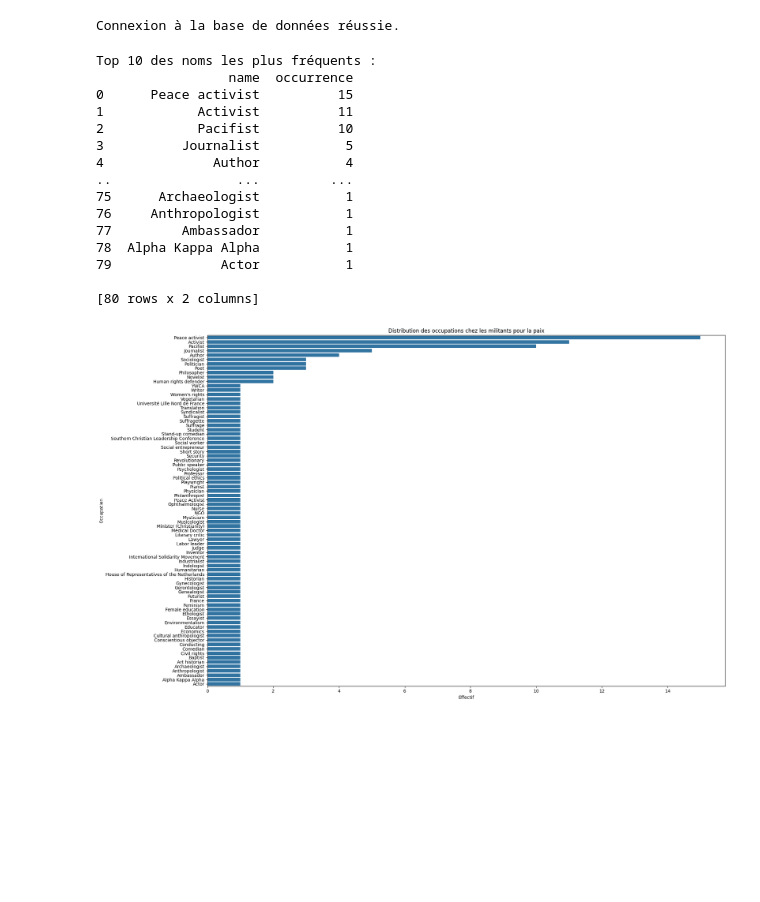
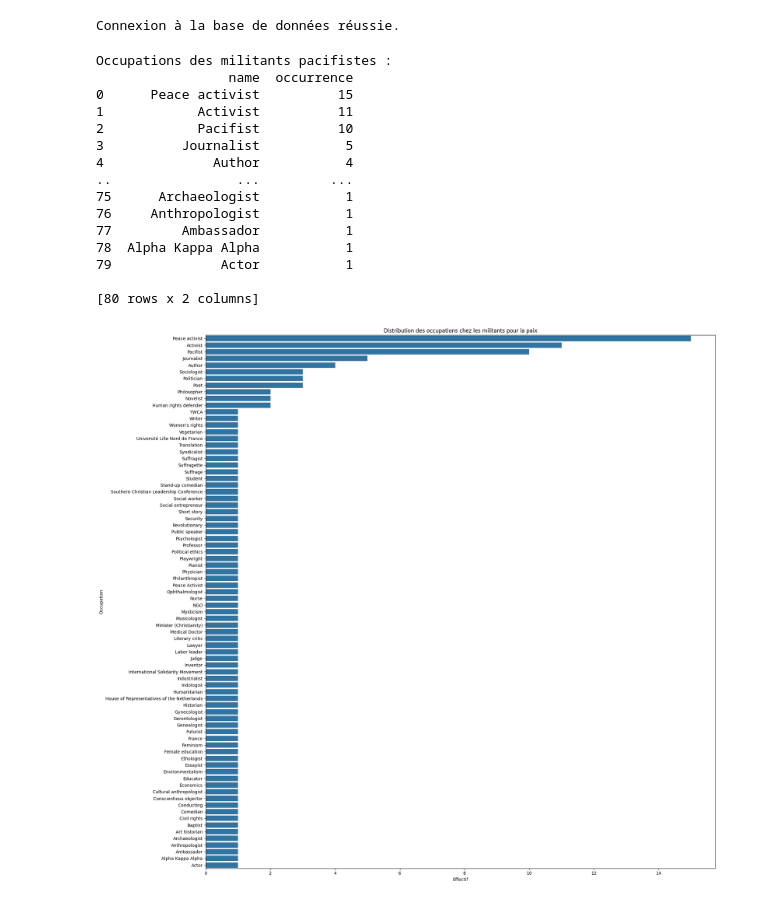
Before and after one commit to Raphix93/2HS2179_militants-pour-la-paix, a Jupyter notebook: data_analyse/occupation.ipynb, the cells around one changed output. Saved outputs shown, nothing was run; the diff lists cells and outputs as text; code cells hidden in the pictures; blank space fills up the shorter version.

```diff
--- a/data_analyse/occupation.ipynb
+++ b/data_analyse/occupation.ipynb
@@ -34,10 +33,10 @@ df = pd.read_sql_query(query, cn)
 cn.close()
 # %%
 # Inspecter les premières lignes des données
-print("Top 10 des noms les plus fréquents :")
+print("Occupations des militants pacifistes :")
 print(df)
 # %% [output]
-Top 10 des noms les plus fréquents :
+Occupations des militants pacifistes :
                  name  occurrence
 0      Peace activist          15
 1            Activist          11
@@ -54,11 +53,11 @@ Top 10 des noms les plus fréquents :
 [80 rows x 2 columns]
 # %%
 # Visualiser des occupations
-plt.figure(figsize=(20, 12))
+plt.figure(figsize=(20, 18))
 sns.barplot(x=df['occurrence'], y=df['name'])
 plt.title("Distribution des occupations chez les militants pour la paix")
 plt.xlabel("Effectif")
 plt.ylabel("Occupation")
 plt.tight_layout()
 # %% [output]
-[figure, old version]
+[figure, new version]
```
Also changed, not shown: parts of 1 cell of this notebook, 4 other files.
